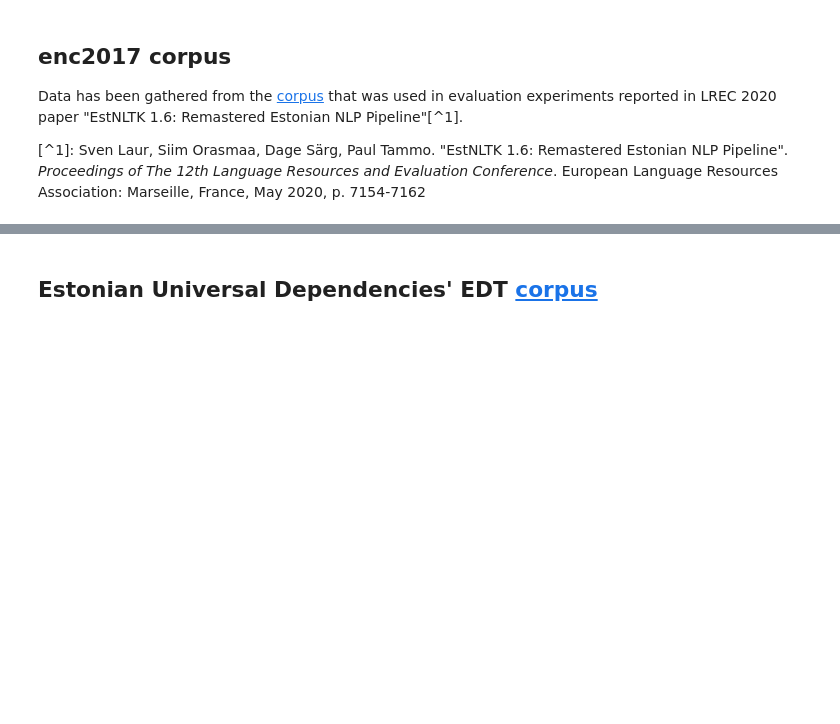
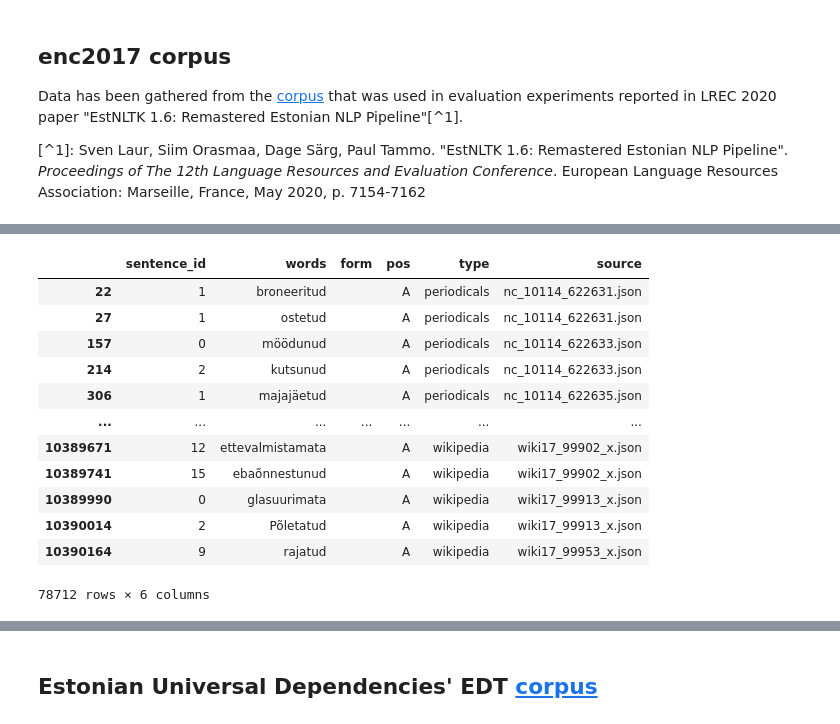
Before and after one commit to SanderSaska/EstNLTK_model_training, a Jupyter notebook: notebooks/data_preprocessing.ipynb, the cells around one changed output, grey strips where cells are left out. Drawn from its saved outputs; the diff is of its cells as text; code cells hidden in the pictures; blank space fills up the shorter version.

```diff
--- a/notebooks/data_preprocessing.ipynb
+++ b/notebooks/data_preprocessing.ipynb
@@ -104,0 +131,2 @@ Name: count, dtype: int64
+# %%
+pq = pd.read_parquet(ENC2017_DIRS["processed"] / "enc2017_morph_analysis.parquet")
@@ -104,0 +156,17 @@ Name: count, dtype: int64
+# %%
+# Examples of empty forms ("") with POS tag "A"
+display(pq[(pq["pos"] == "A") & (pq["form"] == "")])
+# %% [output]
+|  | sentence_id | words | form | pos | type | source |
+| 22 | 1 | broneeritud |  | A | periodicals | nc_10114_622631.json |
+| 27 | 1 | ostetud |  | A | periodicals | nc_10114_622631.json |
+| 157 | 0 | möödunud |  | A | periodicals | nc_10114_622633.json |
+| 214 | 2 | kutsunud |  | A | periodicals | nc_10114_622633.json |
+| 306 | 1 | majajäetud |  | A | periodicals | nc_10114_622635.json |
+| ... | ... | ... | ... | ... | ... | ... |
+| 10389671 | 12 | ettevalmistamata |  | A | wikipedia | wiki17_99902_x.json |
+| 10389741 | 15 | ebaõnnestunud |  | A | wikipedia | wiki17_99902_x.json |
+| 10389990 | 0 | glasuurimata |  | A | wikipedia | wiki17_99913_x.json |
+| 10390014 | 2 | Põletatud |  | A | wikipedia | wiki17_99913_x.json |
+| 10390164 | 9 | rajatud |  | A | wikipedia | wiki17_99953_x.json |
+78712 rows × 6 columns
```
Also changed, not shown: parts of 40 cells of this notebook.
